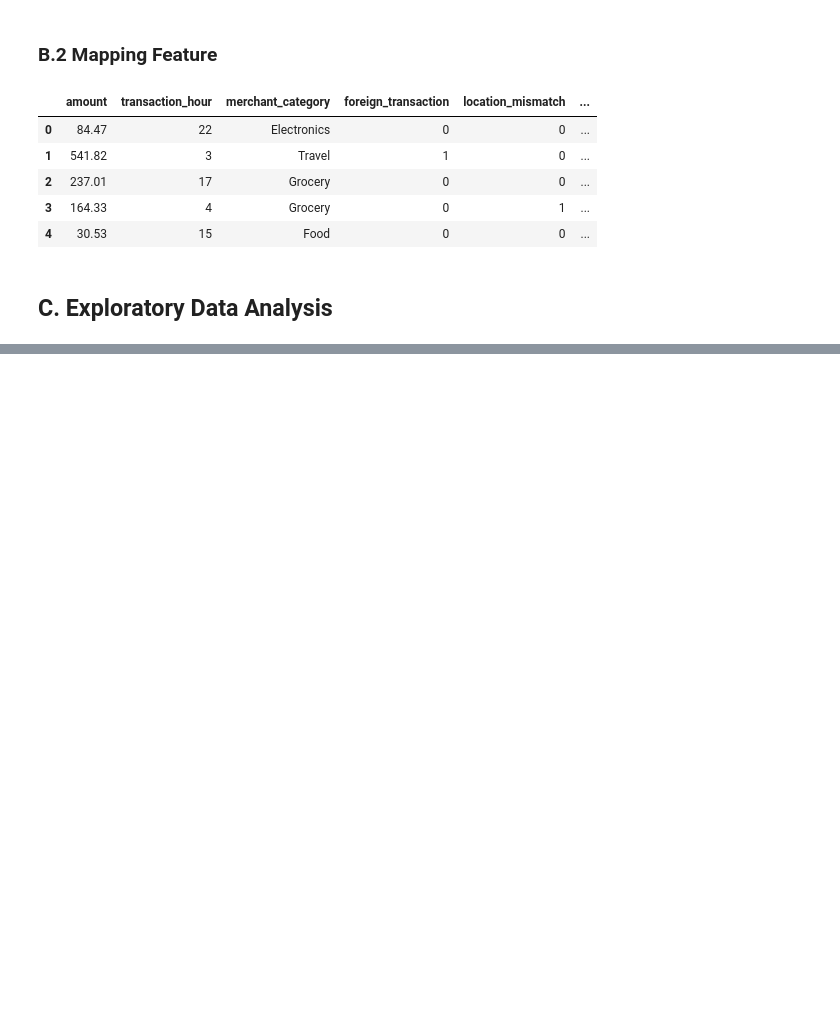
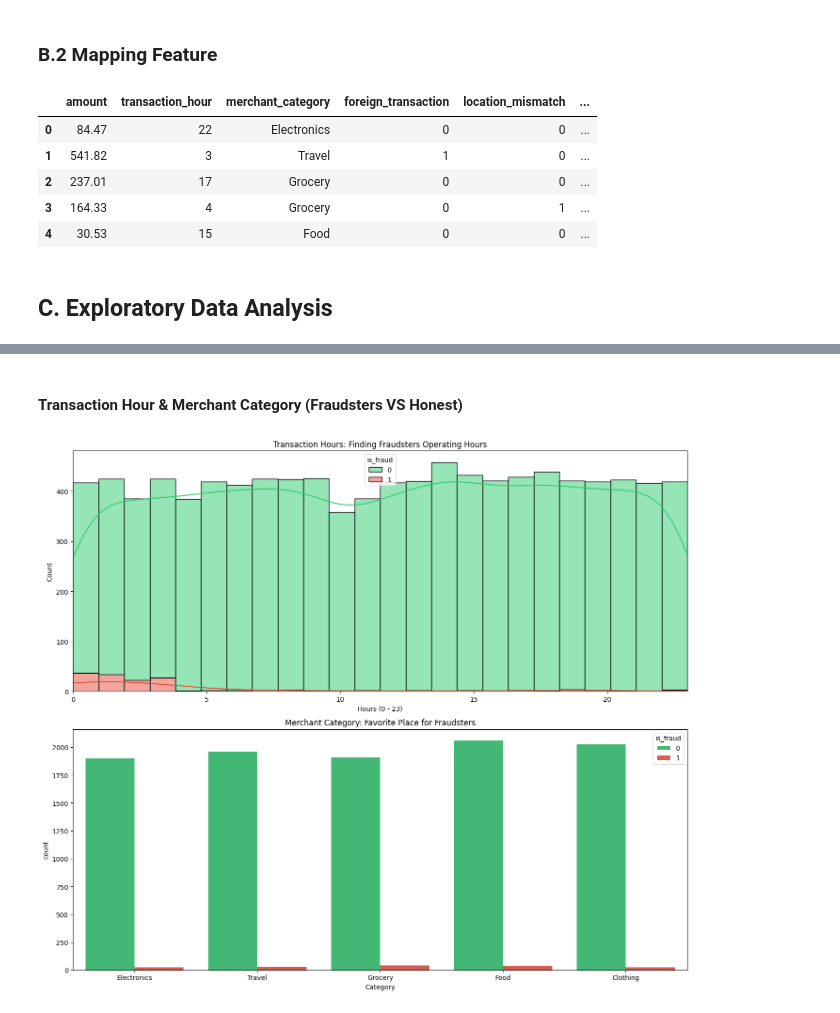
Before and after one commit to HablSank/1Day-1Dataset_MachineLearningProject, a Jupyter notebook: Day-15/Random Forest (Credit Card Fraud)/credit_card_fraud_10k.ipynb, the cells around one changed output, grey strips where cells are left out. Cells and saved outputs as stored; diff of their text form; code cells hidden in the pictures; blank space fills up the shorter version.

```diff
--- a/Day-15/Random Forest (Credit Card Fraud)/credit_card_fraud_10k.ipynb
+++ b/Day-15/Random Forest (Credit Card Fraud)/credit_card_fraud_10k.ipynb
@@ -174,0 +207,21 @@ df_clean.head()
+# %% [markdown]
+#### Transaction Hour & Merchant Category (Fraudsters VS Honest)
+# %%
+fig, axes = plt.subplots(2, 1, figsize=(14, 12))
+
+# Plot C: Transaction Hours (When do they operate?)
+sns.histplot(data=df_clean, x='transaction_hour', hue='is_fraud', kde=True,
+             palette=['#2ecc71', '#e74c3c'], bins=24, ax=axes[0], multiple="stack")
+axes[0].set_title("Transaction Hours: Finding Fraudsters Operating Hours")
+axes[0].set_xlim(0, 23)
+axes[0].set_xlabel("Hours (0 - 23)")
+
+# Plot D: Store Category (Where do they shop?)
+sns.countplot(data=df_clean, x='merchant_category', hue='is_fraud', palette=['#2ecc71', '#e74c3c'], ax=axes[1])
+axes[1].set_title("Merchant Category: Favorite Place for Fraudsters")
+axes[1].set_xlabel("Category")
+
+plt.tight_layout()
+plt.show()
+# %% [output]
+[figure, added]
```
Also changed, not shown: parts of 13 cells of this notebook.
